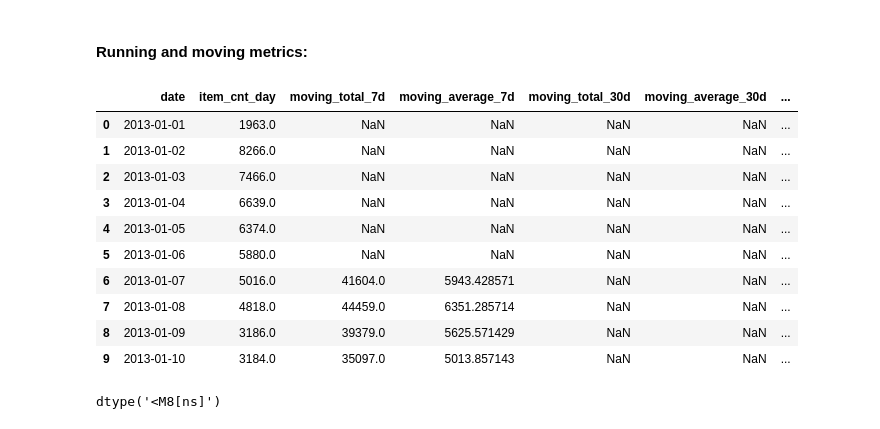
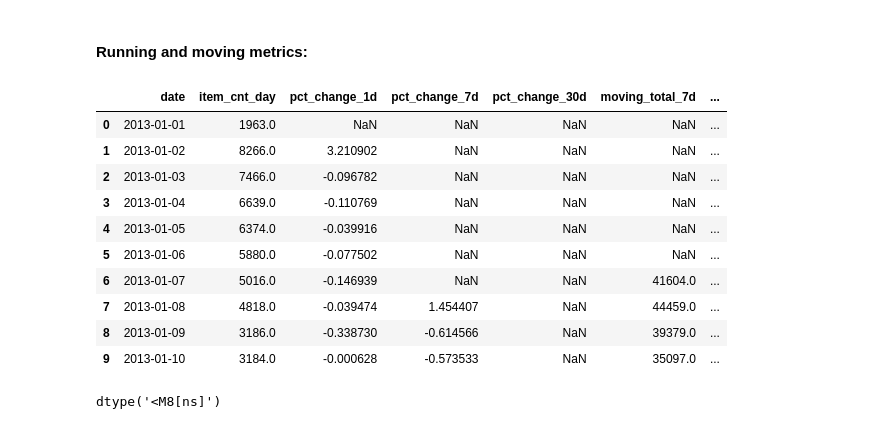
Before and after one commit to thaianle/future-sales-prediction, a Jupyter notebook: 01_analysis.ipynb, the cells around one changed output. Cells and saved outputs as stored; diff of their text form; code cells hidden in the pictures.

```diff
--- a/01_analysis.ipynb
+++ b/01_analysis.ipynb
@@ -810,32 +989,36 @@
 # %%
 sales_dategroup = sales_datetime[['date', 'item_cnt_day']].copy()
 sales_dategroup = sales_dategroup.groupby('date').sum()
 
+# Percentage change of number of items sold in a day in 1 days, 7 days, and 30 days
+sales_dategroup['pct_change_1d'] = sales_dategroup['item_cnt_day'].pct_change() # periods = 1 by default
+sales_dategroup['pct_change_7d'] = sales_dategroup['item_cnt_day'].pct_change(periods = 7)
+sales_dategroup['pct_change_30d'] = sales_dategroup['item_cnt_day'].pct_change(periods = 30)
+
 # Moving total of items sold in the last 7 days and 30 days in all shops
-
 sales_dategroup['moving_total_7d'] = sales_dategroup['item_cnt_day'].rolling(window = 7).sum()
 sales_dategroup['moving_average_7d'] = sales_dategroup['item_cnt_day'].rolling(window = 7).mean()
 
 sales_dategroup['moving_total_30d'] = sales_dategroup['item_cnt_day'].rolling(window = 30).sum()
 sales_dategroup['moving_average_30d'] = sales_dategroup['item_cnt_day'].rolling(window = 30).mean()
 
 # Cumulative sum of items sold in all shops
 sales_dategroup['cumulative_sum'] = sales_dategroup['item_cnt_day'].cumsum()
 
 sales_dategroup.reset_index(inplace = True)
 sales_dategroup.head(10)
 # %% [output]
-|  | date | item_cnt_day | moving_total_7d | moving_average_7d | moving_total_30d | moving_average_30d | ... |
+|  | date | item_cnt_day | pct_change_1d | pct_change_7d | pct_change_30d | moving_total_7d | ... |
 | 0 | 2013-01-01 | 1963.0 | NaN | NaN | NaN | NaN | ... |
-| 1 | 2013-01-02 | 8266.0 | NaN | NaN | NaN | NaN | ... |
-| 2 | 2013-01-03 | 7466.0 | NaN | NaN | NaN | NaN | ... |
-| 3 | 2013-01-04 | 6639.0 | NaN | NaN | NaN | NaN | ... |
-| 4 | 2013-01-05 | 6374.0 | NaN | NaN | NaN | NaN | ... |
-| 5 | 2013-01-06 | 5880.0 | NaN | NaN | NaN | NaN | ... |
-| 6 | 2013-01-07 | 5016.0 | 41604.0 | 5943.428571 | NaN | NaN | ... |
-| 7 | 2013-01-08 | 4818.0 | 44459.0 | 6351.285714 | NaN | NaN | ... |
-| 8 | 2013-01-09 | 3186.0 | 39379.0 | 5625.571429 | NaN | NaN | ... |
-| 9 | 2013-01-10 | 3184.0 | 35097.0 | 5013.857143 | NaN | NaN | ... |
+| 1 | 2013-01-02 | 8266.0 | 3.210902 | NaN | NaN | NaN | ... |
+| 2 | 2013-01-03 | 7466.0 | -0.096782 | NaN | NaN | NaN | ... |
+| 3 | 2013-01-04 | 6639.0 | -0.110769 | NaN | NaN | NaN | ... |
+| 4 | 2013-01-05 | 6374.0 | -0.039916 | NaN | NaN | NaN | ... |
+| 5 | 2013-01-06 | 5880.0 | -0.077502 | NaN | NaN | NaN | ... |
+| 6 | 2013-01-07 | 5016.0 | -0.146939 | NaN | NaN | 41604.0 | ... |
+| 7 | 2013-01-08 | 4818.0 | -0.039474 | 1.454407 | NaN | 44459.0 | ... |
+| 8 | 2013-01-09 | 3186.0 | -0.338730 | -0.614566 | NaN | 39379.0 | ... |
+| 9 | 2013-01-10 | 3184.0 | -0.000628 | -0.573533 | NaN | 35097.0 | ... |
 # %%
 sales_dategroup['date'].dtype
 # %% [output]
```
Also changed, not shown: parts of 12 cells of this notebook, 1 other file.
